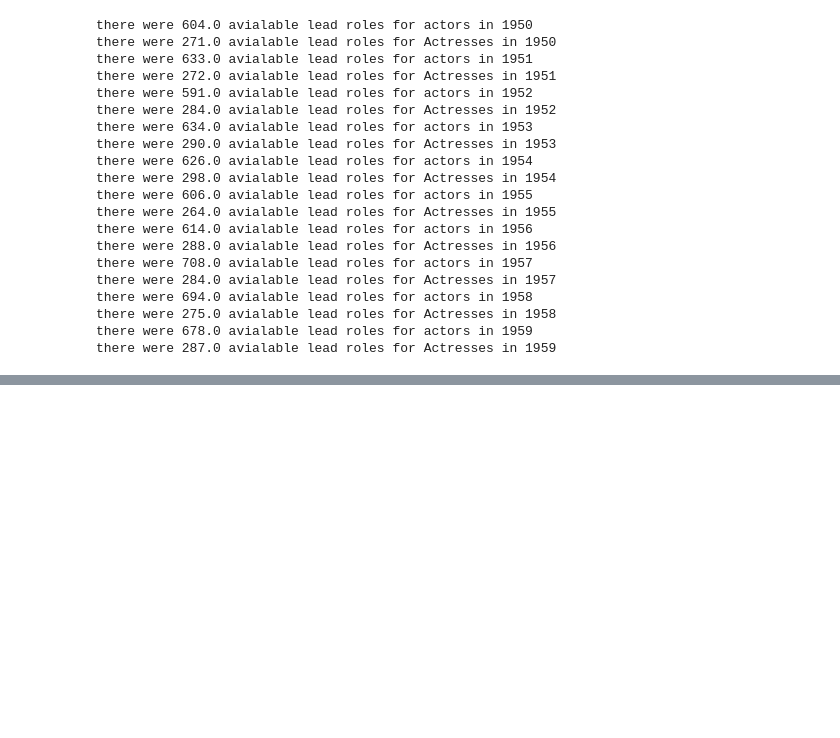
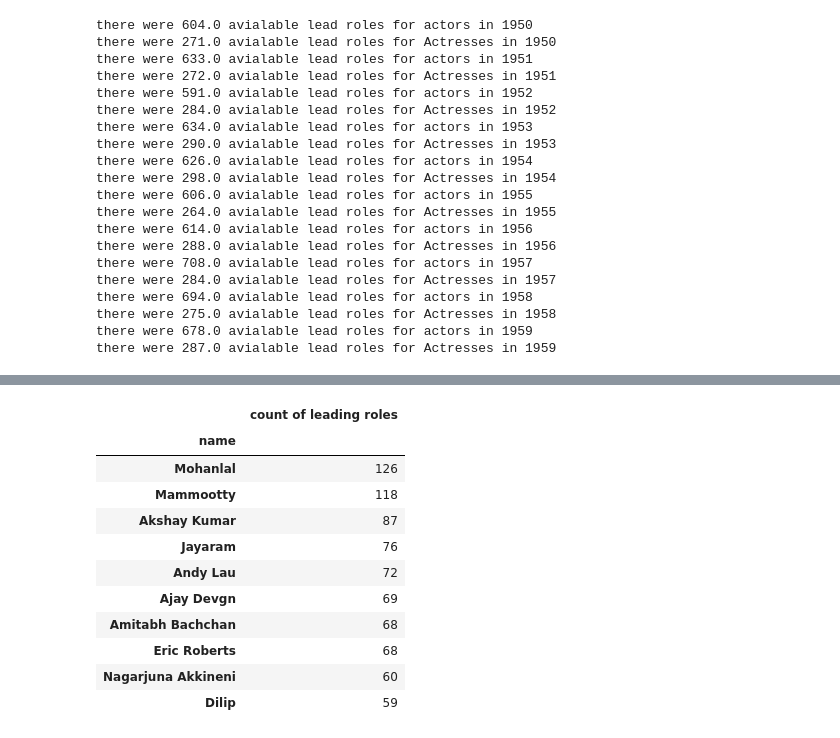
Before and after one commit to LiorBreitman8234/DataScienceFinalProjcet, a Jupyter notebook: python_final_project.ipynb, the cells around one changed output, grey strips where cells are left out. Cells and saved outputs as stored; diff of their text form; code cells hidden in the pictures; blank space fills up the shorter version.

```diff
--- a/python_final_project.ipynb
+++ b/python_final_project.ipynb
@@ -190,0 +188,21 @@ dfMost.count().sort_values(by = ['year']  , ascending=False).head(10)
+# %%
+df1990s = dfCast.loc[dfCast['year'] > 1989]
+dfLeading = df1990s.loc[dfCast['n'] == 1]
+dfMost = dfLeading.groupby(dfLeading['name'])
+df10= dfMost.count().sort_values(by = ['title']  , ascending=False).head(10)
+df10 = df10.drop(columns= ['year','type','character','n'])
+df10 = df10.rename(columns = {'title': 'count of leading roles'})
+df10
+# %% [output]
+|  | count of leading roles |
+| name |  |
+| Mohanlal | 126 |
+| Mammootty | 118 |
+| Akshay Kumar | 87 |
+| Jayaram | 76 |
+| Andy Lau | 72 |
+| Ajay Devgn | 69 |
+| Amitabh Bachchan | 68 |
+| Eric Roberts | 68 |
+| Nagarjuna Akkineni | 60 |
+| Dilip | 59 |
```
Also changed, not shown: parts of 21 cells of this notebook, 1 other file.
